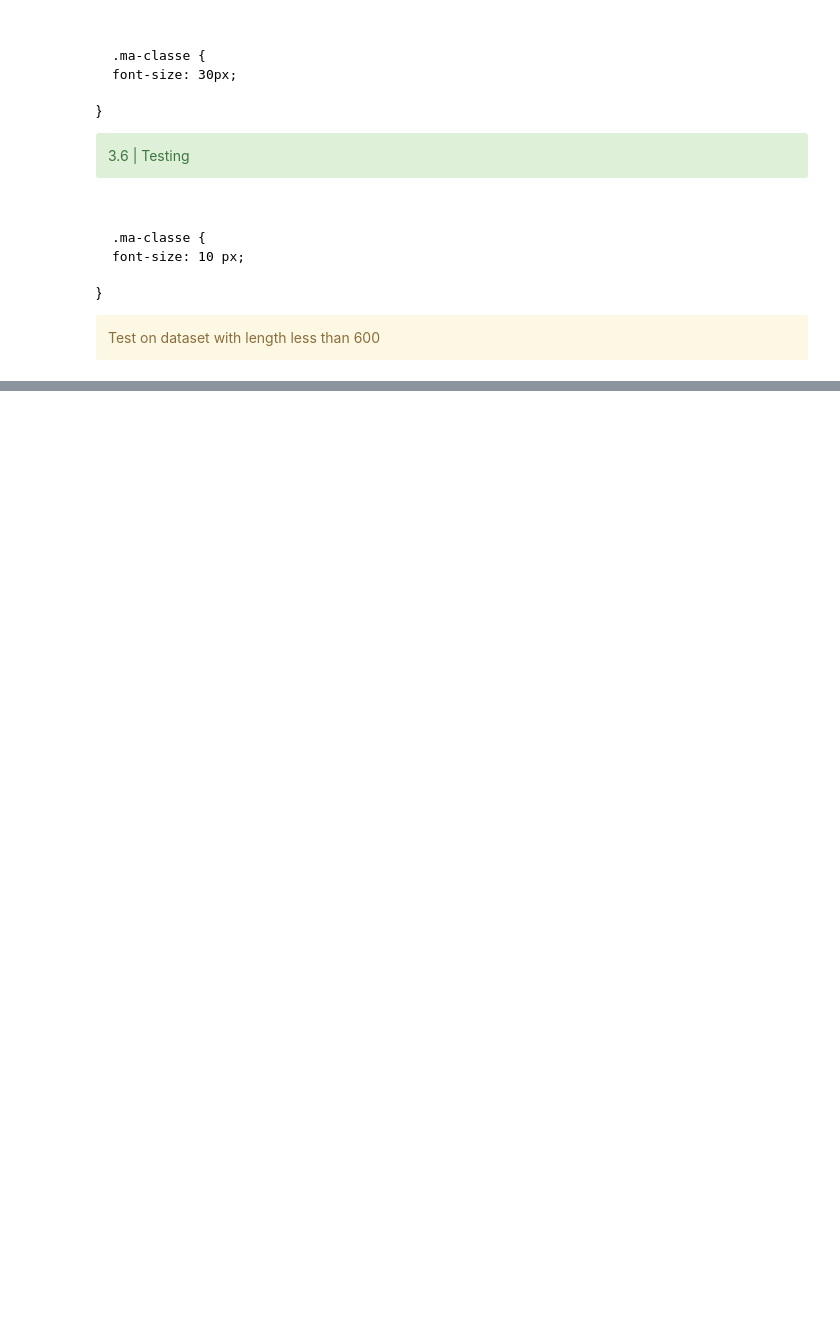
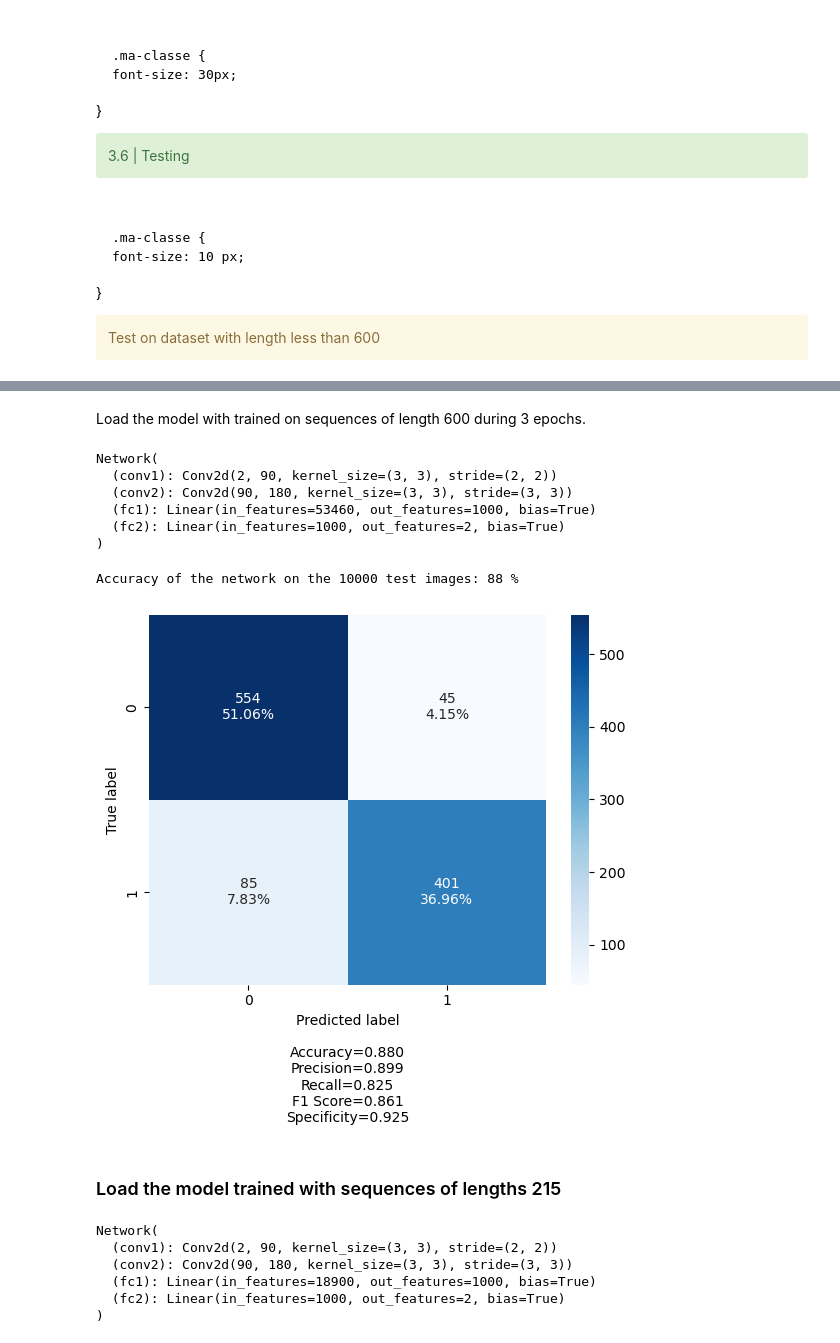
Before and after one commit to scherkao31/ml_project2, a Jupyter notebook: method_1-2.ipynb, the cells around one changed output, grey strips where cells are left out. Drawn from its saved outputs; the diff is of its cells as text; code cells hidden in the pictures; blank space fills up the shorter version.

```diff
--- a/method_1-2.ipynb
+++ b/method_1-2.ipynb
@@ -126,12 +104,12 @@ Finally, the y column corresponds to the label of our model. A 1 means that the
 # %% [markdown]
 In order to evaluate the performance of our model, we extracted two datasets: the first one containing 1000 data of proteins with sequence lengths lower than 215 (it was then divided into data_train_215 with 800 data and data_val_215). And a second dataset with 5585 datasets (divided into 4500 for data_train_600 and the rest in data_val_600) and whose data contains proteins with sequence lengths less than 600.
 # %%
-NEW = "data/extracted_data/"
+NEW = "data/"
 
-TRAIN_600 = NEW + "train_600.csv"
-TRAIN_215 = NEW + "train_215.csv"
-VAL_600 = NEW + "val_600.csv"
-VAL_215 = NEW + "val_215.csv"
+TRAIN_600 = NEW + "train_set_600.csv"
+TRAIN_215 = NEW + "train_set_215.csv"
+VAL_600 = NEW + "val_set_600.csv"
+VAL_215 = NEW + "val_set_215.csv"
 # %%
 data_train_600 = pd.read_csv(TRAIN_600)
 data_val_600 = pd.read_csv(VAL_600)
@@ -1112,0 +926,58 @@ make_confusion_matrix(confusion_matrix(y_true=y_gt, y_pred=pred))
+# %% [markdown]
+Load the model with trained on sequences of length 600 during 3 epochs.
+# %%
+inputs, labels = next(iter(data_train_600_dl))
+
+# Neural Network Predefined Parameters
+params_model={
+        "shape_in": tuple(inputs.shape[1:]),
+        "initial_filters": 90,
+        "num_fc1": 1000,
+        "dropout_rate": 0.25,
+        "num_classes": 2}
+
+# Create instantiation of Network class
+model = Network(params_model)
+
+model.load_state_dict(torch.load("saved_models/model_seq_600"))
+model.eval()
+# %% [output]
+Network(
+  (conv1): Conv2d(2, 90, kernel_size=(3, 3), stride=(2, 2))
+  (conv2): Conv2d(90, 180, kernel_size=(3, 3), stride=(3, 3))
+  (fc1): Linear(in_features=53460, out_features=1000, bias=True)
+  (fc2): Linear(in_features=1000, out_features=2, bias=True)
+)
+# %%
+''' Helper Functions'''
+
+# Compute the prediction
+test(data_val_600_dl)
+# %% [output]
+Accuracy of the network on the 10000 test images: 88 %
+[figure, added]
+# %% [markdown]
+### Load the model trained with sequences of lengths 215
+# %%
+inputs, labels = next(iter(data_train_215_dl))
+
+# Neural Network Predefined Parameters
+params_model={
+        "shape_in": tuple(inputs.shape[1:]),
+        "initial_filters": 90,
+        "num_fc1": 1000,
+        "dropout_rate": 0.25,
+        "num_classes": 2}
+
+# Create instantiation of Network class
+model = Network(params_model)
+
+model.load_state_dict(torch.load("saved_models/model_seq_215"))
+model.eval()
+# %% [output]
+Network(
+  (conv1): Conv2d(2, 90, kernel_size=(3, 3), stride=(2, 2))
+  (conv2): Conv2d(90, 180, kernel_size=(3, 3), stride=(3, 3))
+  (fc1): Linear(in_features=18900, out_features=1000, bias=True)
+  (fc2): Linear(in_features=1000, out_features=2, bias=True)
+)
```
Also changed, not shown: parts of 60 cells of this notebook.
